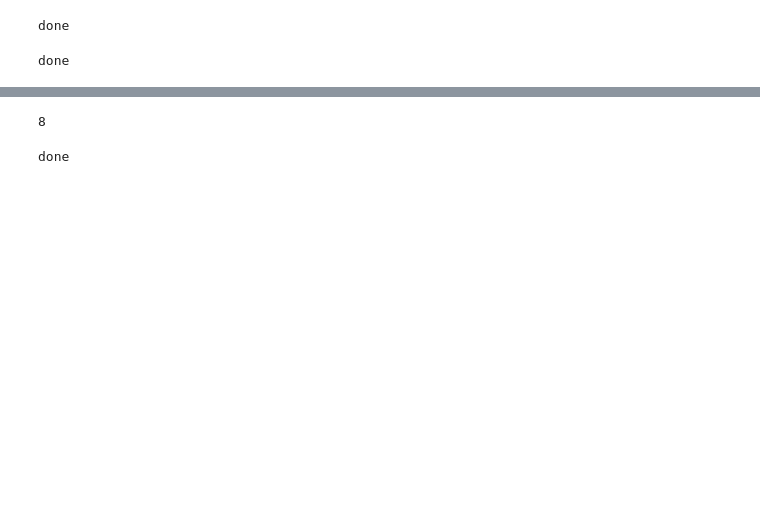
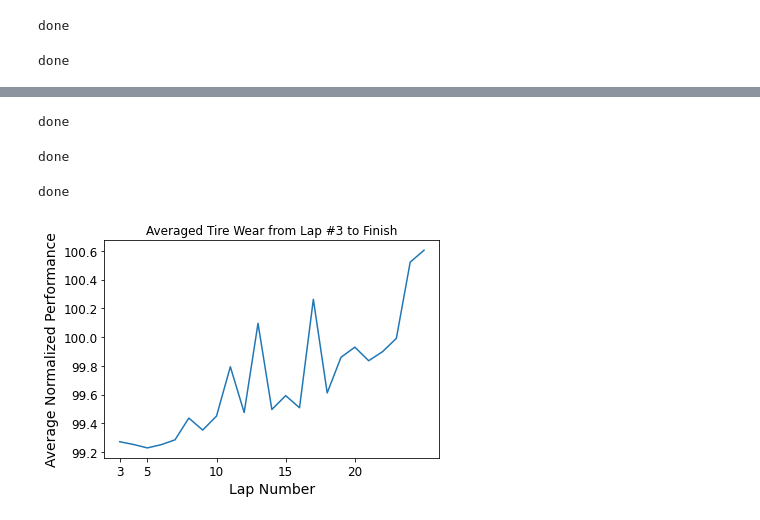
Before and after one commit to NealMaze/z-MotoGP-Analysis, a Jupyter notebook: Untitled.ipynb, the cells around one changed output, grey strips where cells are left out. Cells and saved outputs as stored; diff of their text form; code cells hidden in the pictures; blank space fills up the shorter version.

```diff
--- a/Untitled.ipynb
+++ b/Untitled.ipynb
@@ -64,16 +33,12 @@ result
-# %%
-# determine what year was last year and create a dataframe of last years results at the subject track
-nf = wF
-thisYr = int(thisYr)
-thisRnd = int(thisRnd)
-recentDF = nf.loc[(nf["yr"] == thisYr) & (nf["rnd"] == thisRnd)]
-lstYr = int(thisYr) - 1
-thisTrk = recentDF["trk"].iloc[0]
-
-lastDF = nf.loc[(nf["yr"] == lstYr) & (nf["trk"] == thisTrk)]
-lstRnds = lastDF.rnd.unique()
-lstRnd = lstRnds[-1]
-lstRnd
-# %% [output]
-8
+# %%
+for yr in yrs:
+    files = getFiles(csvFinalDir, f"{yr}-MotoGP-Rnd_*-{thisTrk}-Result.csv")
+    if len(files) > 0: break
+
+file = files[-1]
+df = pd.read_csv(file)
+
+print("done")
+# %% [output]
+done
 # %%
@@ -103,4 +59,53 @@ lDF = lDF[lDF["four_scaled"].notna()]
 print("done")
 # %% [output]
 done
+# %%
+laps = lDF.lap_num.unique()
+laps.sort()
+tireLaps = laps[3:]
+nlDF = lDF[lDF.lap_num > 2]
+nlDF = nlDF[nlDF.lap_scaled != 1]
+nlDF = nlDF[nlDF.one_scaled != 1]
+nlDF = nlDF[nlDF.two_scaled != 1]
+nlDF = nlDF[nlDF.three_scaled != 1]
+nlDF = nlDF[nlDF.four_scaled != 1]
+means = []
+xLaps = []
+
+for lap in tireLaps:
+    lapDF = nlDF.loc[nlDF["lap_num"] == lap]
+    lapDF = lapDF[lapDF["lap_seconds"].notna()]
+
+    mean = float(lapDF[["lap_seconds"]].mean())
+    means.append(mean)
+    xLaps.append(lap)
+    print(f"{lap}   {mean}")
+
+clear_output(wait=True)
+print("done")
+# %% [output]
+done
+# %%
+mpl.rc('axes', labelsize=14)
+mpl.rc('xtick', labelsize=12)
+mpl.rc('ytick', labelsize=12)
+
+aLaps = np.array(xLaps)
+aMeans = np.array(means)
+
+plt.plot(aLaps, aMeans)
+plt.xlabel(f"Lap Number")
+plt.ylabel("Average Normalized Performance")
+maximum = tireLaps.max()
+minimum = tireLaps.min()
+lis = [minimum]
+x = 5
+while x < maximum:
+    lis.append(x)
+    x = x + 5
+plt.title("Averaged Tire Wear from Lap #3 to Finish")
+plt.xticks(lis)
+plt.show()
+# %% [output]
+[figure, added]
 # %%
```
Also changed, not shown: parts of 9 cells of this notebook, 3 other files.
